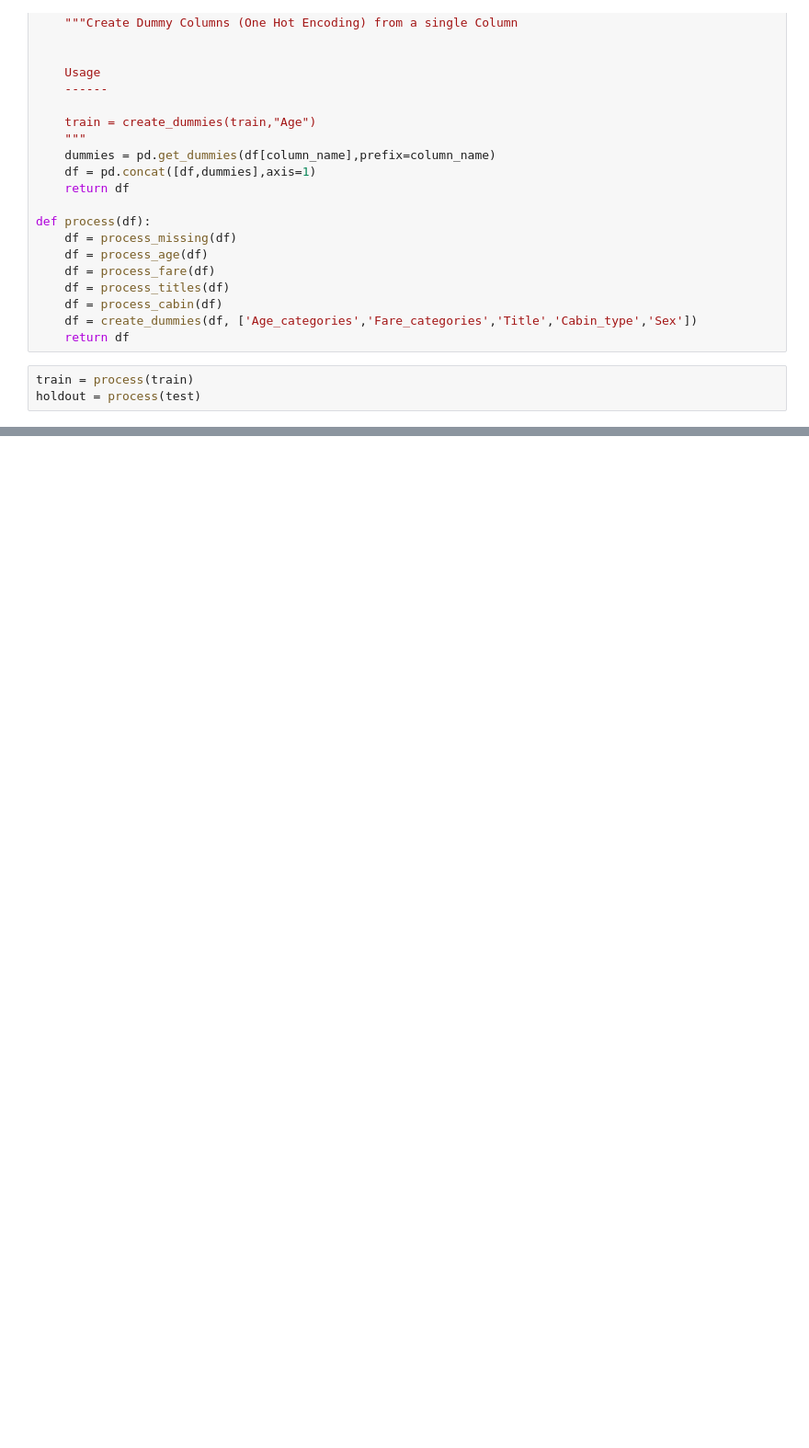
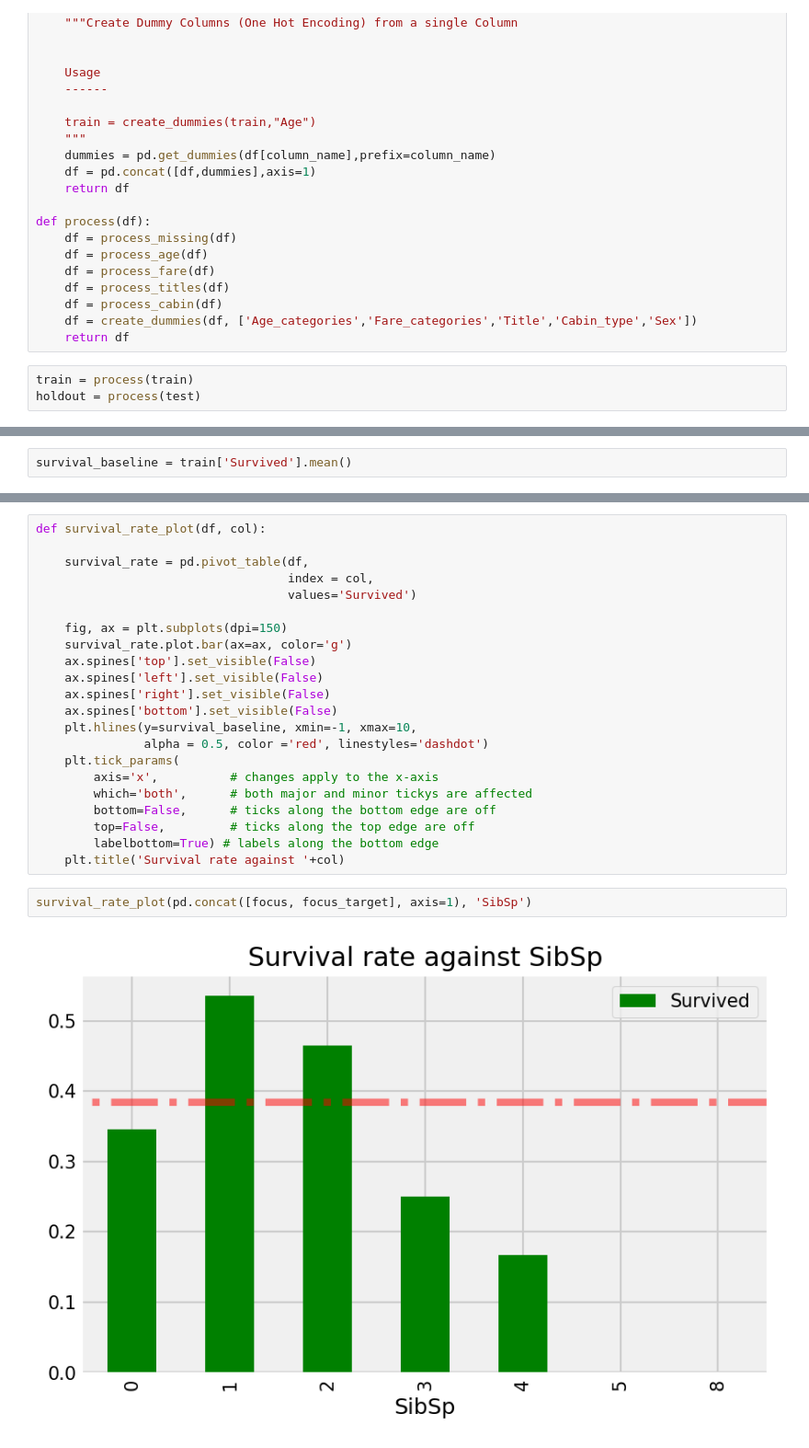
Before and after one commit to chouwwa/Kaggle-Titanic-Competition, a Jupyter notebook: Predicting Titanic Survivors.ipynb, the cells around one changed output, grey strips where cells are left out. Shown at 92% size. Saved outputs shown, nothing was run; the diff lists cells and outputs as text; blank space fills up the shorter version.

```diff
--- a/Predicting Titanic Survivors.ipynb
+++ b/Predicting Titanic Survivors.ipynb
@@ -161,0 +167,2 @@ holdout = process(test)
+# %%
+survival_baseline = train['Survived'].mean()
@@ -161,0 +186,26 @@ holdout = process(test)
+# %%
+def survival_rate_plot(df, col):
+
+    survival_rate = pd.pivot_table(df,
+                                   index = col,
+                                   values='Survived')
+
+    fig, ax = plt.subplots(dpi=150)
+    survival_rate.plot.bar(ax=ax, color='g')
+    ax.spines['top'].set_visible(False)
+    ax.spines['left'].set_visible(False)
+    ax.spines['right'].set_visible(False)
+    ax.spines['bottom'].set_visible(False)
+    plt.hlines(y=survival_baseline, xmin=-1, xmax=10,
+               alpha = 0.5, color ='red', linestyles='dashdot')
+    plt.tick_params(
+        axis='x',          # changes apply to the x-axis
+        which='both',      # both major and minor tickys are affected
+        bottom=False,      # ticks along the bottom edge are off
+        top=False,         # ticks along the top edge are off
+        labelbottom=True) # labels along the bottom edge
+    plt.title('Survival rate against '+col)
+# %%
+survival_rate_plot(pd.concat([focus, focus_target], axis=1), 'SibSp')
+# %% [output]
+[figure, added]
```
Also changed, not shown: parts of 6 cells of this notebook.
